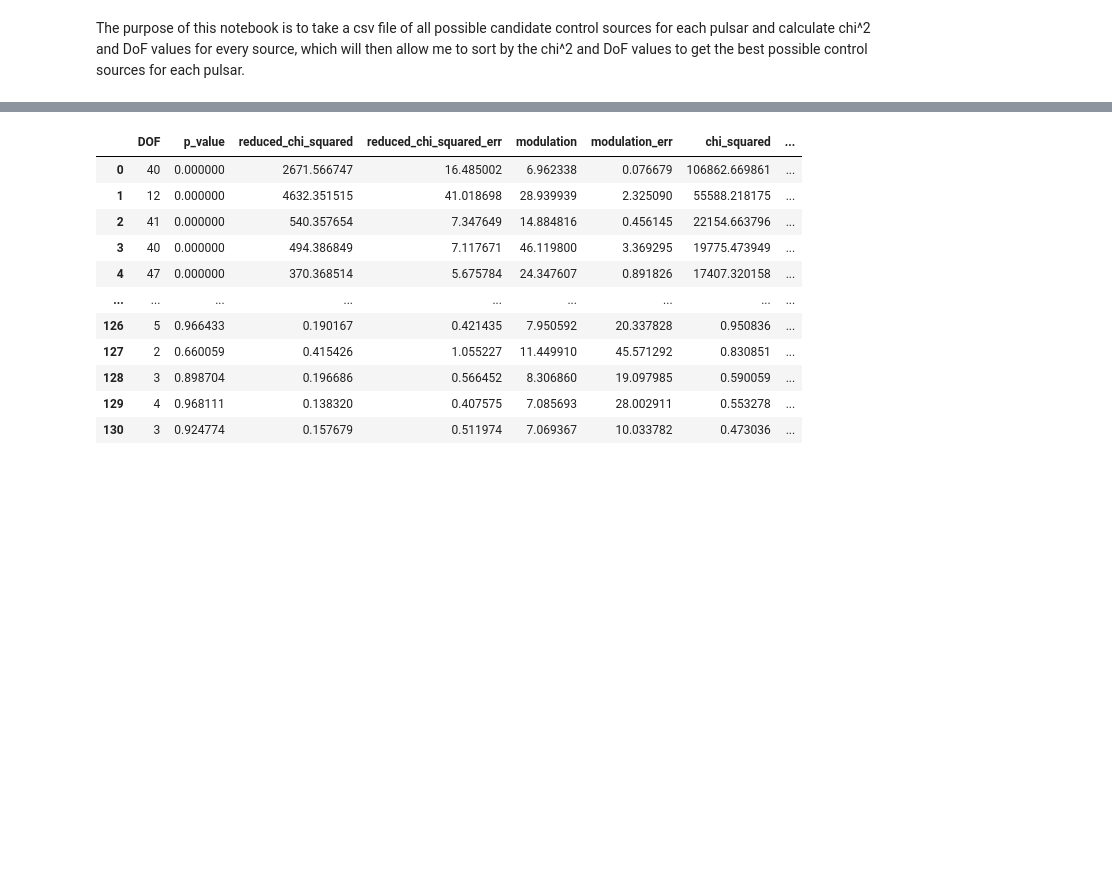
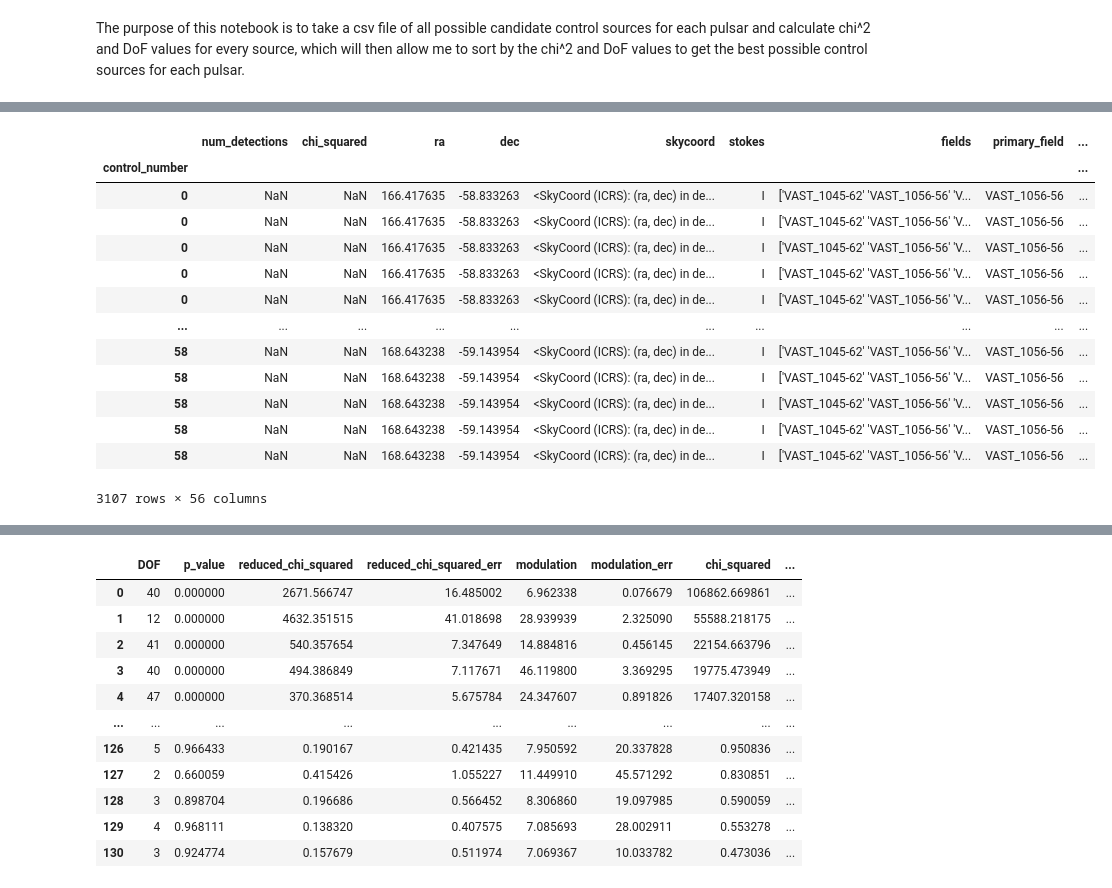
Before and after one commit to ben-lorenz12/VastPulsarVariability, a Jupyter notebook: control_processing/Get_control_stats (5).ipynb, the cells around one changed output, grey strips where cells are left out. Cells and saved outputs as stored; diff of their text form; code cells hidden in the pictures; blank space fills up the shorter version.

```diff
--- a/control_processing/Get_control_stats (5).ipynb
+++ b/control_processing/Get_control_stats (5).ipynb
@@ -66,0 +87,17 @@ def intelligent_chi2_from_rowdf(row_df):
+# %%
+temp_series[9]
+# %% [output]
+|  | num_detections | chi_squared | ra | dec | skycoord | stokes | fields | primary_field | ... |
+| control_number |  |  |  |  |  |  |  |  | ... |
+| 0 | NaN | NaN | 166.417635 | -58.833263 | <SkyCoord (ICRS): (ra, dec) in de... | I | ['VAST_1045-62' 'VAST_1056-56' 'V... | VAST_1056-56 | ... |
+| 0 | NaN | NaN | 166.417635 | -58.833263 | <SkyCoord (ICRS): (ra, dec) in de... | I | ['VAST_1045-62' 'VAST_1056-56' 'V... | VAST_1056-56 | ... |
+| 0 | NaN | NaN | 166.417635 | -58.833263 | <SkyCoord (ICRS): (ra, dec) in de... | I | ['VAST_1045-62' 'VAST_1056-56' 'V... | VAST_1056-56 | ... |
+| 0 | NaN | NaN | 166.417635 | -58.833263 | <SkyCoord (ICRS): (ra, dec) in de... | I | ['VAST_1045-62' 'VAST_1056-56' 'V... | VAST_1056-56 | ... |
+| 0 | NaN | NaN | 166.417635 | -58.833263 | <SkyCoord (ICRS): (ra, dec) in de... | I | ['VAST_1045-62' 'VAST_1056-56' 'V... | VAST_1056-56 | ... |
+| ... | ... | ... | ... | ... | ... | ... | ... | ... | ... |
+| 58 | NaN | NaN | 168.643238 | -59.143954 | <SkyCoord (ICRS): (ra, dec) in de... | I | ['VAST_1045-62' 'VAST_1056-56' 'V... | VAST_1056-56 | ... |
+| 58 | NaN | NaN | 168.643238 | -59.143954 | <SkyCoord (ICRS): (ra, dec) in de... | I | ['VAST_1045-62' 'VAST_1056-56' 'V... | VAST_1056-56 | ... |
+| 58 | NaN | NaN | 168.643238 | -59.143954 | <SkyCoord (ICRS): (ra, dec) in de... | I | ['VAST_1045-62' 'VAST_1056-56' 'V... | VAST_1056-56 | ... |
+| 58 | NaN | NaN | 168.643238 | -59.143954 | <SkyCoord (ICRS): (ra, dec) in de... | I | ['VAST_1045-62' 'VAST_1056-56' 'V... | VAST_1056-56 | ... |
+| 58 | NaN | NaN | 168.643238 | -59.143954 | <SkyCoord (ICRS): (ra, dec) in de... | I | ['VAST_1045-62' 'VAST_1056-56' 'V... | VAST_1056-56 | ... |
+3107 rows × 56 columns
```
Also changed, not shown: parts of 11 cells of this notebook.
